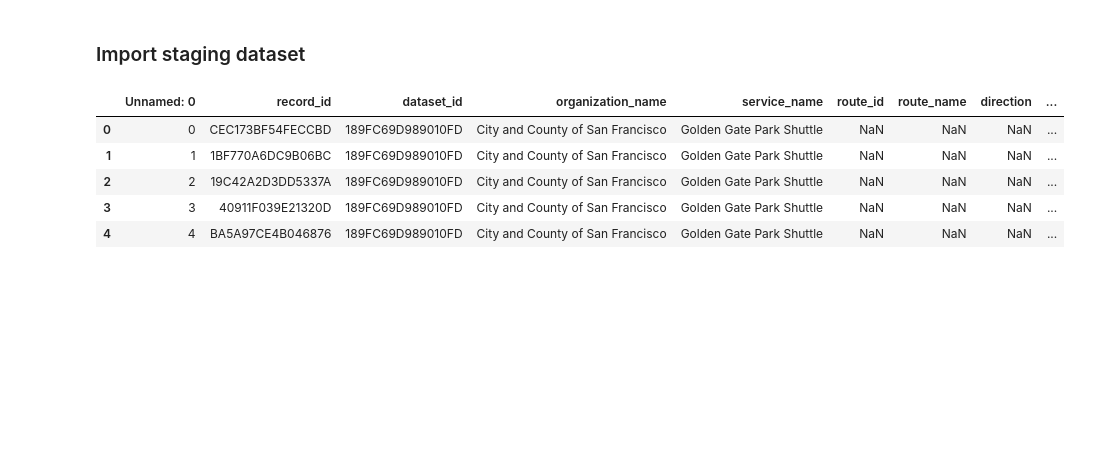
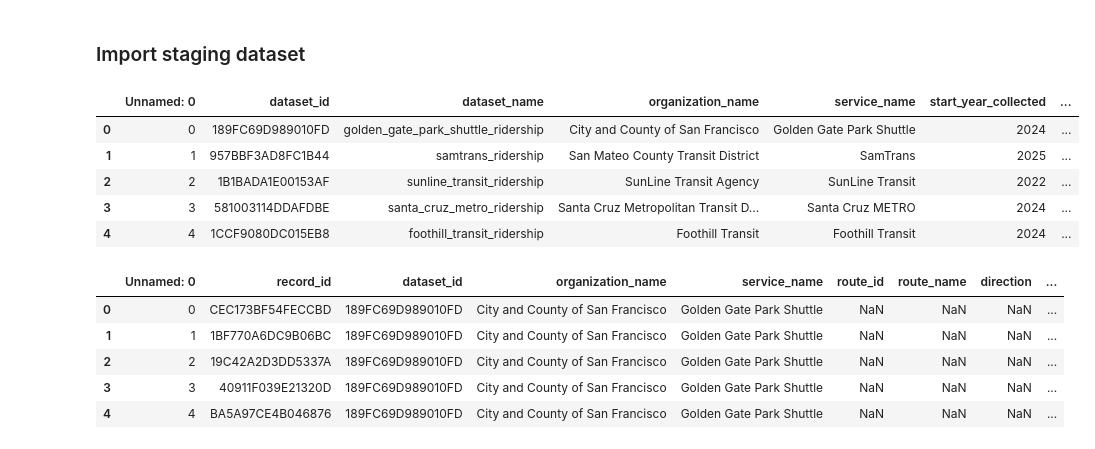
Before and after one commit to cal-itp/transit-ridership-analytics, a Jupyter notebook: fct_table.ipynb, the cells around one changed output. Saved outputs shown, nothing was run; the diff lists cells and outputs as text; code cells hidden in the pictures; blank space fills up the shorter version.

```diff
--- a/fct_table.ipynb
+++ b/fct_table.ipynb
@@ -14,4 +14,15 @@ import re
 import hashlib
 # %% [markdown]
 ### Import staging dataset
+# %%
+df_dim = pd.read_csv("dim_dataset.csv")
+# %%
+df_dim.head()
+# %% [output]
+|  | Unnamed: 0 | dataset_id | dataset_name | organization_name | service_name | start_year_collected | ... |
+| 0 | 0 | 189FC69D989010FD | golden_gate_park_shuttle_ridership | City and County of San Francisco | Golden Gate Park Shuttle | 2024 | ... |
+| 1 | 1 | 957BBF3AD8FC1B44 | samtrans_ridership | San Mateo County Transit District | SamTrans | 2025 | ... |
+| 2 | 2 | 1B1BADA1E00153AF | sunline_transit_ridership | SunLine Transit Agency | SunLine Transit | 2022 | ... |
+| 3 | 3 | 581003114DDAFDBE | santa_cruz_metro_ridership | Santa Cruz Metropolitan Transit D... | Santa Cruz METRO | 2024 | ... |
+| 4 | 4 | 1CCF9080DC015EB8 | foothill_transit_ridership | Foothill Transit | Foothill Transit | 2024 | ... |
 # %%
```
Also changed, not shown: parts of 13 cells of this notebook, 5 other files.
